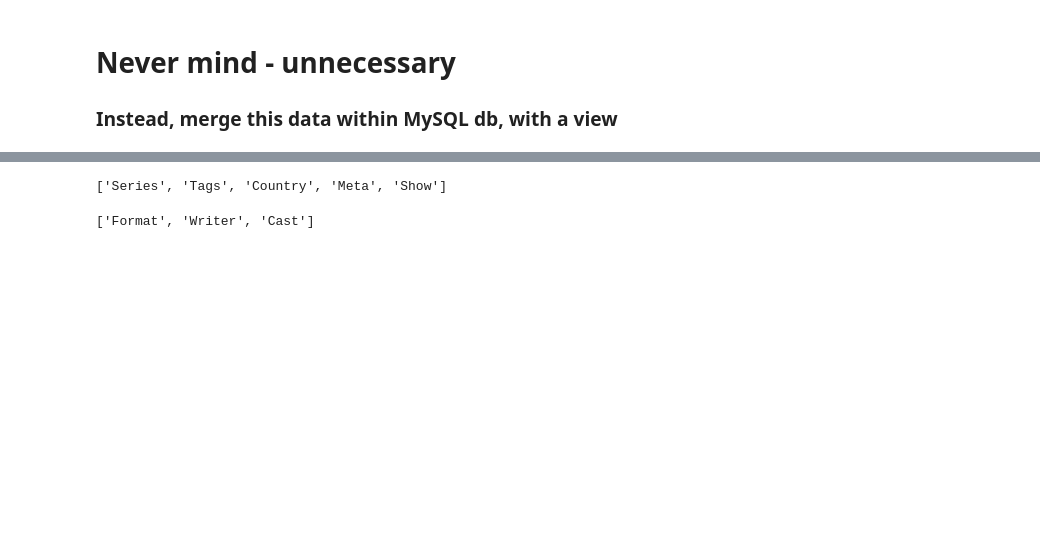
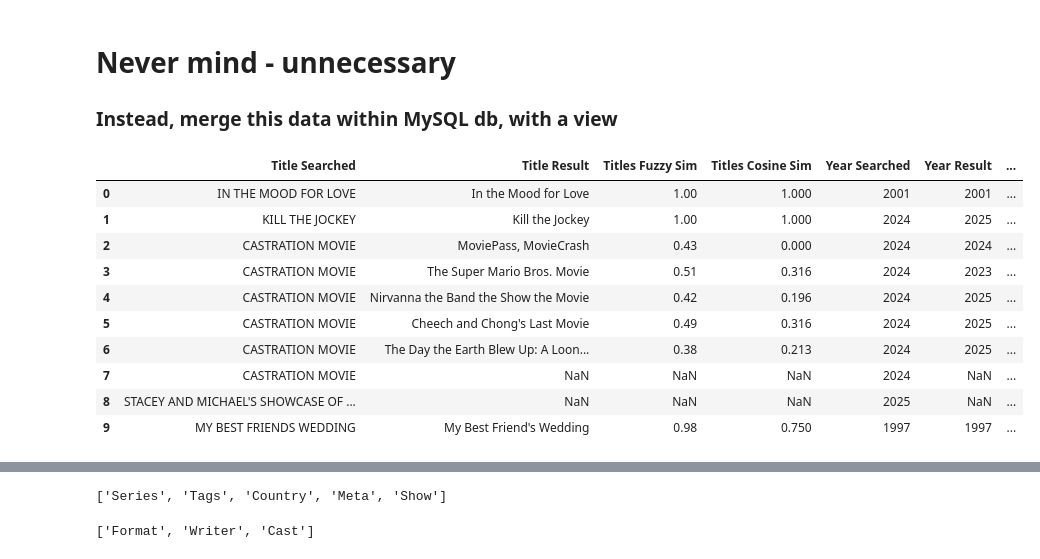
Before and after one commit to maxruther/Movie-List-Madness, a Jupyter notebook: its_showtimes/scrapers/merge_show_info_datasets.ipynb, the cells around one changed output, grey strips where cells are left out. Drawn from its saved outputs; the diff is of its cells as text; code cells hidden in the pictures; blank space fills up the shorter version.

```diff
--- a/its_showtimes/scrapers/merge_show_info_datasets.ipynb
+++ b/its_showtimes/scrapers/merge_show_info_datasets.ipynb
@@ -3,3 +3,18 @@
 ### Instead, merge this data within MySQL db, with a view
 # %%
 import pandas as pd
+# %%
+sisk_df = pd.read_pickle('..\..\data\pkl\musicbox\single_scrapes\mc_scrape\musicbox_show_info_2025-07-16_mc_searchresults.pkl')
+sisk_df.head(10)
+# %% [output]
+|  | Title Searched | Title Result | Titles Fuzzy Sim | Titles Cosine Sim | Year Searched | Year Result | ... |
+| 0 | IN THE MOOD FOR LOVE | In the Mood for Love | 1.00 | 1.000 | 2001 | 2001 | ... |
+| 1 | KILL THE JOCKEY | Kill the Jockey | 1.00 | 1.000 | 2024 | 2025 | ... |
+| 2 | CASTRATION MOVIE | MoviePass, MovieCrash | 0.43 | 0.000 | 2024 | 2024 | ... |
+| 3 | CASTRATION MOVIE | The Super Mario Bros. Movie | 0.51 | 0.316 | 2024 | 2023 | ... |
+| 4 | CASTRATION MOVIE | Nirvanna the Band the Show the Movie | 0.42 | 0.196 | 2024 | 2025 | ... |
+| 5 | CASTRATION MOVIE | Cheech and Chong's Last Movie | 0.49 | 0.316 | 2024 | 2025 | ... |
+| 6 | CASTRATION MOVIE | The Day the Earth Blew Up: A Loon... | 0.38 | 0.213 | 2024 | 2025 | ... |
+| 7 | CASTRATION MOVIE | NaN | NaN | NaN | 2024 | NaN | ... |
+| 8 | STACEY AND MICHAEL'S SHOWCASE OF ... | NaN | NaN | NaN | 2025 | NaN | ... |
+| 9 | MY BEST FRIENDS WEDDING | My Best Friend's Wedding | 0.98 | 0.750 | 1997 | 1997 | ... |
```
Also changed, not shown: parts of 5 cells of this notebook, 24 other files.
